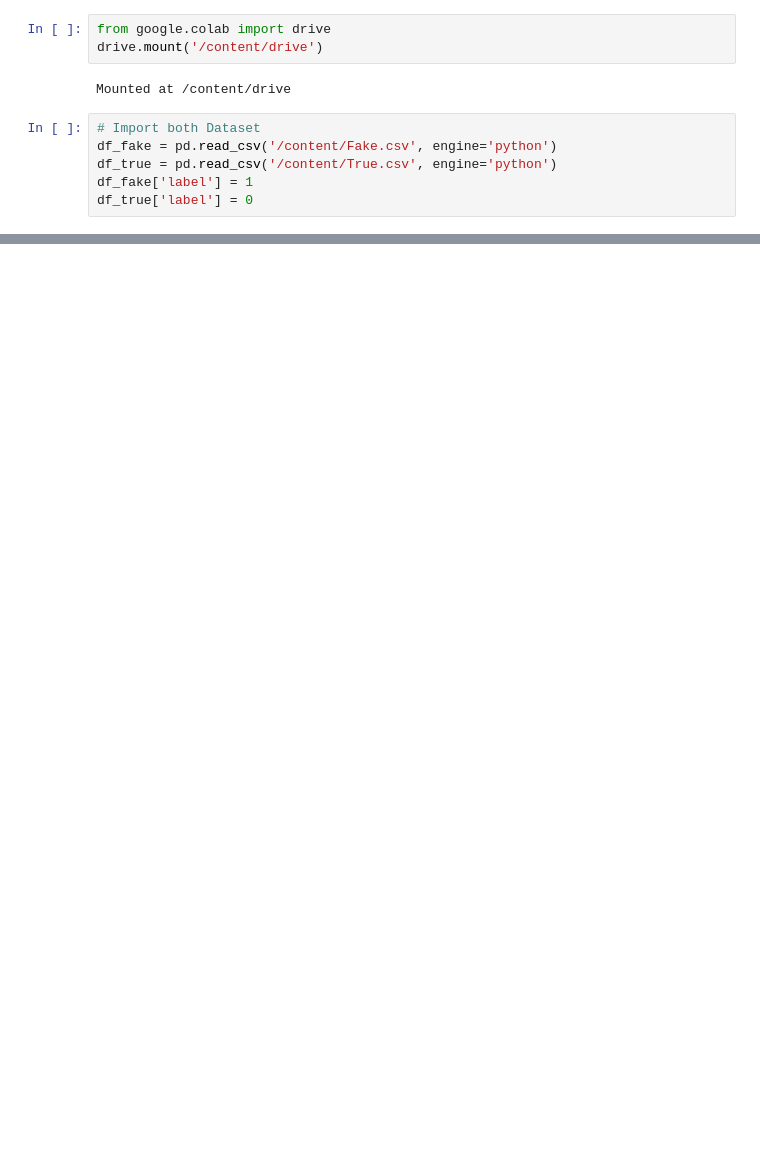
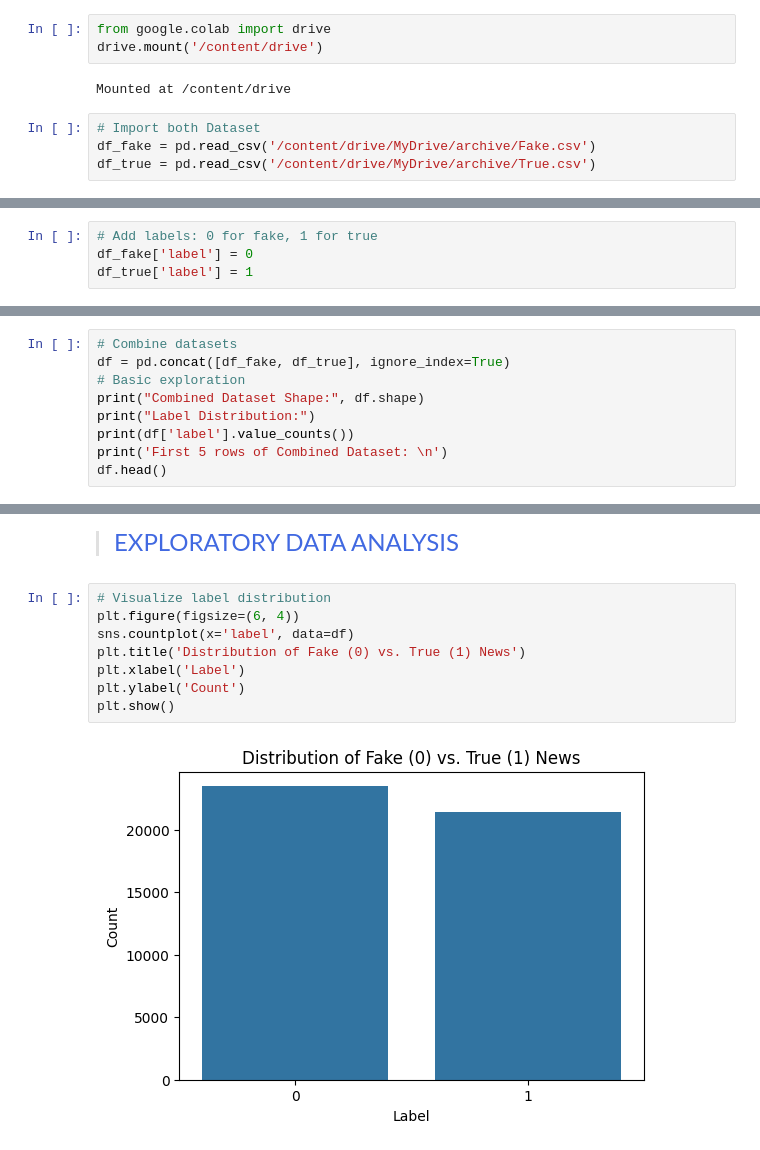
Before and after one commit to Kanakbaghel/Deep_Learning_Project, a Jupyter notebook: jupyter_notebook.ipynb, the cells around one changed output, grey strips where cells are left out. Saved outputs shown, nothing was run; the diff lists cells and outputs as text; blank space fills up the shorter version.

```diff
--- a/jupyter_notebook.ipynb
+++ b/jupyter_notebook.ipynb
@@ -24,7 +70,5 @@ drive.mount('/content/drive')
 Mounted at /content/drive
 # %%
 # Import both Dataset
-df_fake = pd.read_csv('/content/Fake.csv', engine='python')
-df_true = pd.read_csv('/content/True.csv', engine='python')
-df_fake['label'] = 1
-df_true['label'] = 0
+df_fake = pd.read_csv('/content/drive/MyDrive/archive/Fake.csv')
+df_true = pd.read_csv('/content/drive/MyDrive/archive/True.csv')
@@ -32,0 +99,4 @@ ParserError: unexpected end of data
+# %%
+# Add labels: 0 for fake, 1 for true
+df_fake['label'] = 0
+df_true['label'] = 1
@@ -32,0 +127,9 @@ ParserError: unexpected end of data
+# %%
+# Combine datasets
+df = pd.concat([df_fake, df_true], ignore_index=True)
+# Basic exploration
+print("Combined Dataset Shape:", df.shape)
+print("Label Distribution:")
+print(df['label'].value_counts())
+print('First 5 rows of Combined Dataset: \n')
+df.head()
@@ -32,0 +150,12 @@ ParserError: unexpected end of data
+# %% [markdown]
+> <font size=5 color=royalblue>EXPLORATORY DATA ANALYSIS
+# %%
+# Visualize label distribution
+plt.figure(figsize=(6, 4))
+sns.countplot(x='label', data=df)
+plt.title('Distribution of Fake (0) vs. True (1) News')
+plt.xlabel('Label')
+plt.ylabel('Count')
+plt.show()
+# %% [output]
+[figure, added]
```
Also changed, not shown: parts of 29 cells of this notebook.
